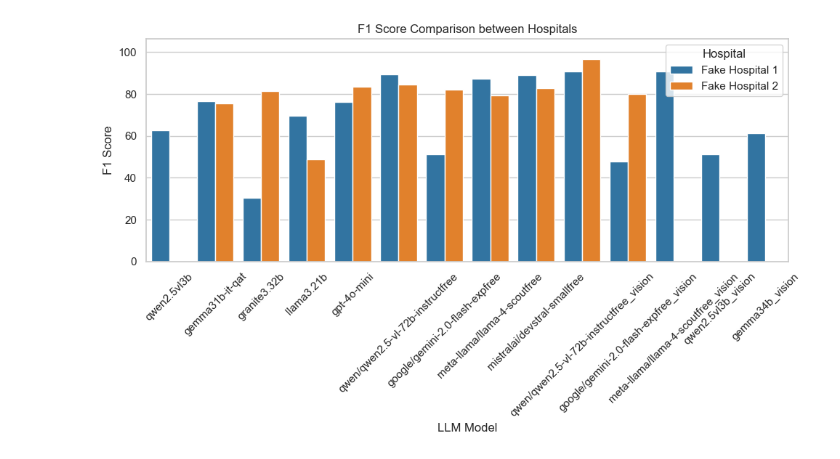
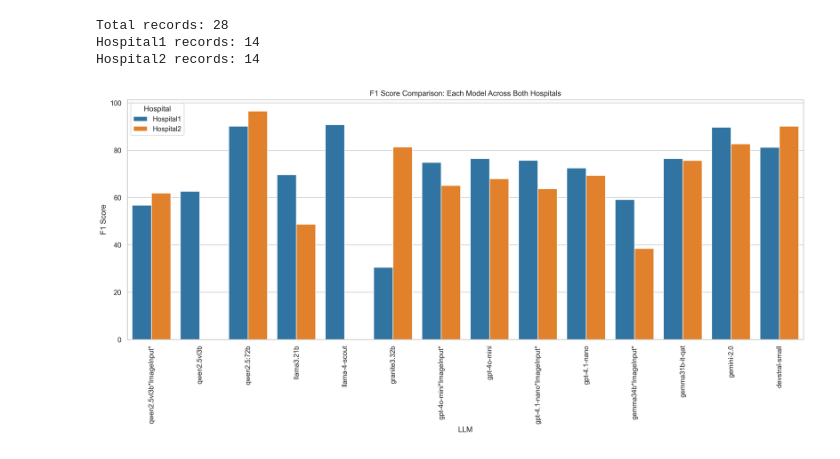
Before and after one commit to AaronYuuu/PDF_benchmarking, a Jupyter notebook: getJSON/visResults.ipynb, the cells around one changed output. Cells and saved outputs as stored; diff of their text form; code cells hidden in the pictures.

Commit message:
finally done visualization

```diff
--- a/getJSON/visResults.ipynb
+++ b/getJSON/visResults.ipynb
@@ -5,12 +228,25 @@ sns.set(style='whitegrid')
+# %%
+# Load data properly for comprehensive analysis
+h1 = pd.read_csv('fakeHospital1_results.csv')
+h2 = pd.read_csv('fakeHospital2_results.csv')
+h1['Hospital'] = 'Hospital1'
+h2['Hospital'] = 'Hospital2'
+all_data = pd.concat([h1, h2], ignore_index=True)
+print(f"Total records: {len(all_data)}")
+print(f"Hospital1 records: {len(h1)}")
+print(f"Hospital2 records: {len(h2)}")
+# %% [output]
+Total records: 28
+Hospital1 records: 14
+Hospital2 records: 14
 # %%
-plt.figure(figsize=(10, 6))
-sns.barplot(data=combined_data, x='LLM Model', y='F1-Score', hue='Hospital', palette='tab10')
-plt.title('F1 Score Comparison between Hospitals')
-plt.xlabel('LLM Model')
+# 2. Model performance comparison across hospitals
+plt.figure(figsize=(16, 8))
+sns.barplot(data=all_data, x='LLM', y='F1score', hue='Hospital')
+plt.xticks(rotation=90)
+plt.title('F1 Score Comparison: Each Model Across Both Hospitals')
 plt.ylabel('F1 Score')
-plt.xticks(rotation=45)
-plt.ylim(0, combined_data['F1-Score'].max() * 1.1)
 plt.tight_layout()
 plt.show()
 # %% [output]
-[figure, old version]
+[figure, new version]
```
Also changed, not shown: parts of 23 cells of this notebook, 6 other files.
